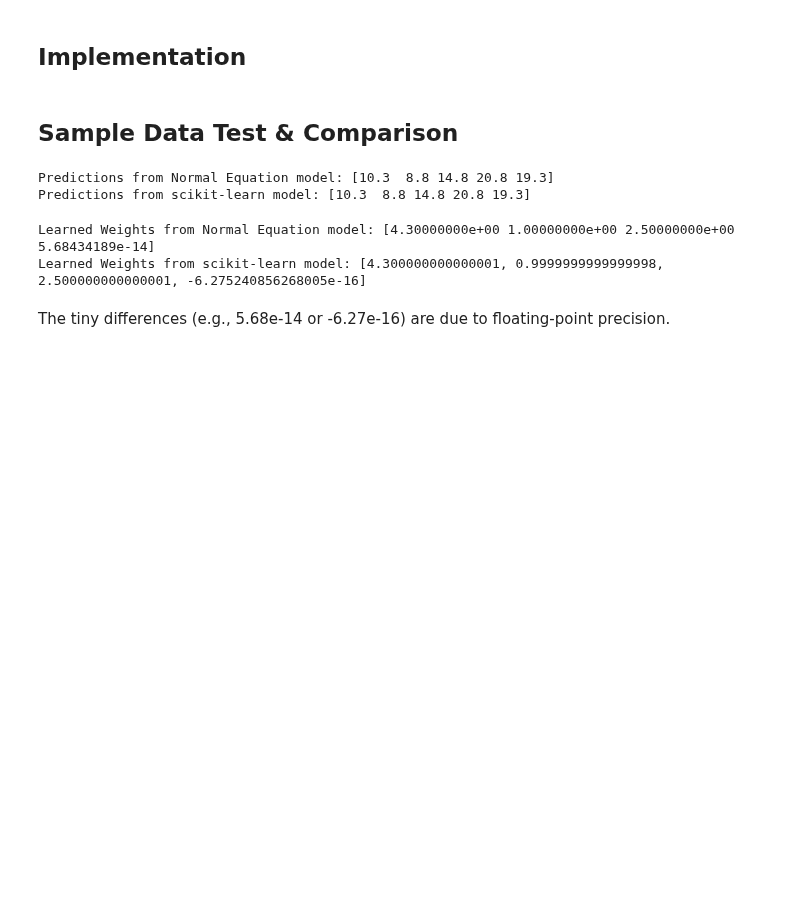
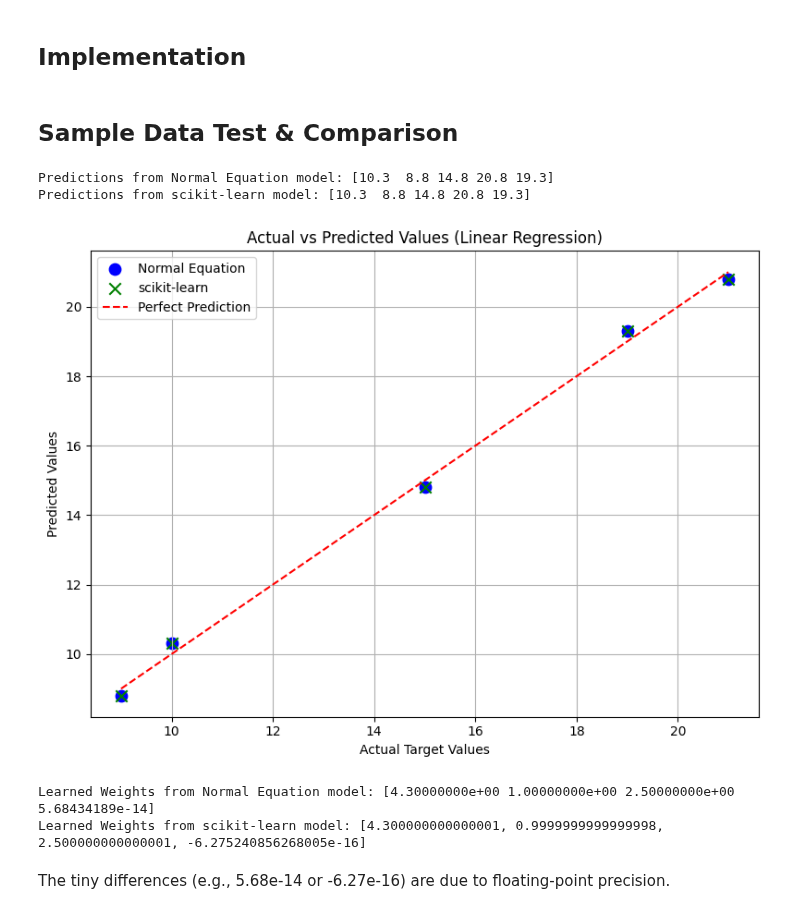
Before and after one commit to NishivSingh/ML-Algorithms-Implementation-From-Scratch, a Jupyter notebook: Regression/LinearRegression.ipynb, the cells around one changed output. Saved outputs shown, nothing was run; the diff lists cells and outputs as text; code cells hidden in the pictures; blank space fills up the shorter version.

Commit message:
Added scatter plot

```diff
--- a/Regression/LinearRegression.ipynb
+++ b/Regression/LinearRegression.ipynb
@@ -69,6 +70,23 @@ print("Predictions from scikit-learn model:", predictions_sklearn)
 # %% [output]
 Predictions from Normal Equation model: [10.3  8.8 14.8 20.8 19.3]
 Predictions from scikit-learn model: [10.3  8.8 14.8 20.8 19.3]
+# %%
+# Plotting the results
+
+plt.figure(figsize=(8, 6))
+plt.scatter(y, predictions_ne, color='blue', label='Normal Equation', marker='o', s=80)
+plt.scatter(y, predictions_sklearn, color='green', label='scikit-learn', marker='x', s=80)
+plt.plot([min(y), max(y)], [min(y), max(y)], 'r--', label='Perfect Prediction')
+
+plt.xlabel('Actual Target Values')
+plt.ylabel('Predicted Values')
+plt.title('Actual vs Predicted Values (Linear Regression)')
+plt.legend()
+plt.grid(True)
+plt.tight_layout()
+plt.show()
+# %% [output]
+[figure, added]
 # %%
 print("Learned Weights from Normal Equation model:", model_ne.get_weights())
 print("Learned Weights from scikit-learn model:", [model_sklearn.intercept_] + list(model_sklearn.coef_))
```
Also changed, not shown: parts of 1 cell of this notebook.
